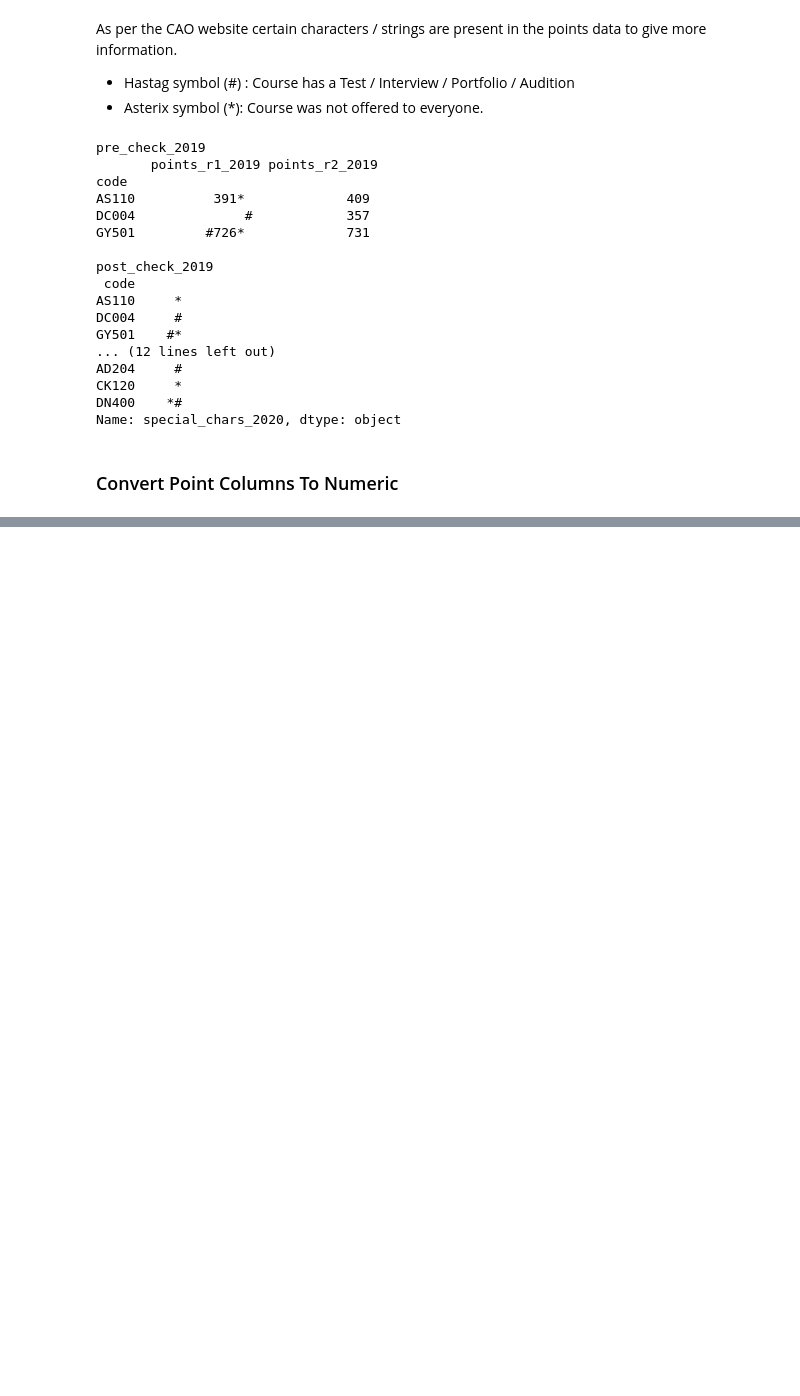
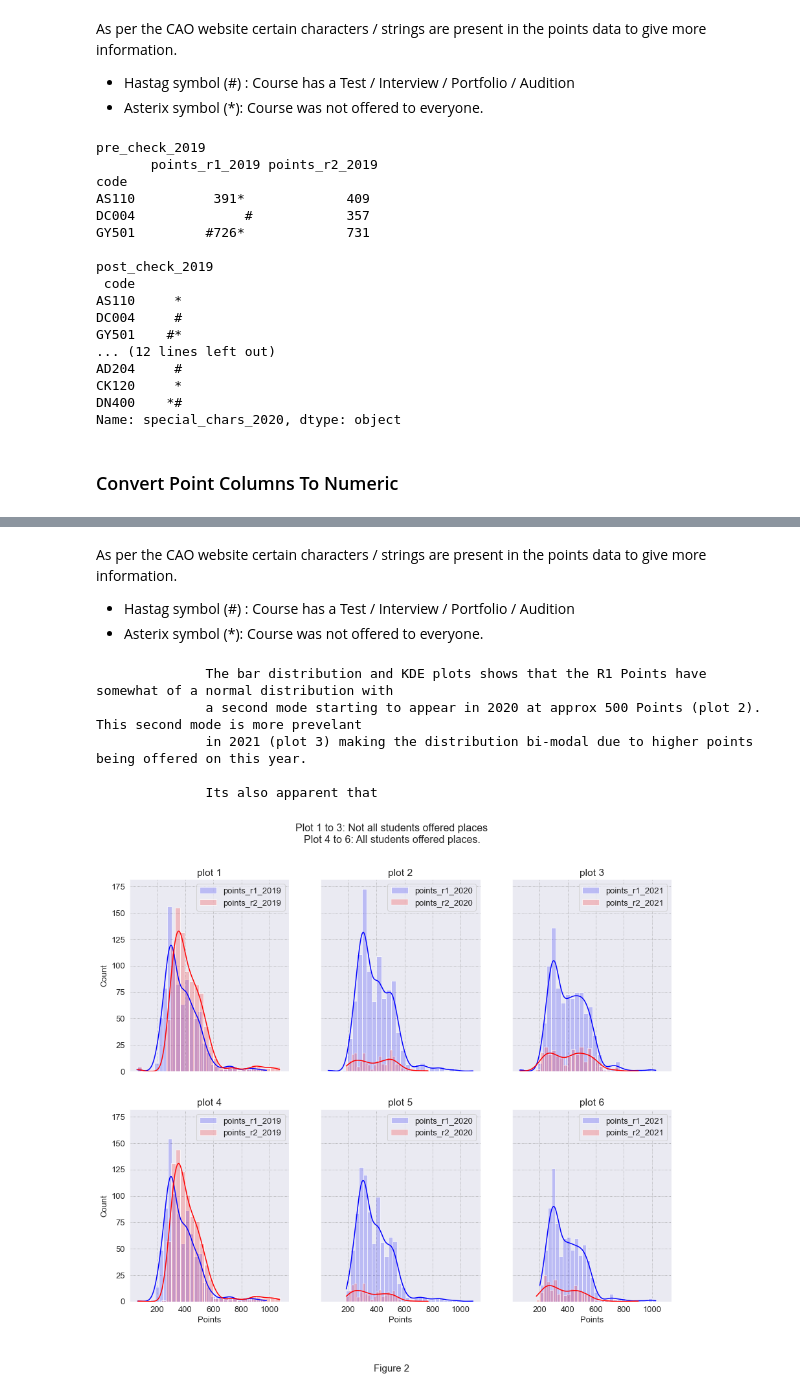
Before and after one commit to CiaranMoran27/playing_with_jupyter, a Jupyter notebook: cao.ipynb, the cells around one changed output, grey strips where cells are left out. Drawn from its saved outputs; the diff is of its cells as text; code cells hidden in the pictures; blank space fills up the shorter version.

```diff
--- a/cao.ipynb
+++ b/cao.ipynb
@@ -558,0 +613,54 @@ ax.yaxis.tick_right()
+# %% [markdown]
+As per the CAO website certain characters / strings are present in the points data to give more information.<br>
+- Hastag symbol (#) : Course has a Test / Interview / Portfolio / Audition <br>
+- Asterix symbol (*): Course was not offered to everyone.<br>
+# %%
+
+
+def plot_hist_multi(df, title, plot_ref):
+    sns.histplot(data = df, x = df.iloc[:, 0], ax = ax[plot_ref], label = df.columns[0], kde = True,
+                 color = 'blue', alpha = 0.2, bins = 30)
+
+    sns.histplot(data = df, x = df.iloc[:, 1], ax = ax[plot_ref], label = df.columns[1], kde = True,
+                 color = 'red', alpha = 0.2, bins = 30)
+
+    ax[plot_ref].set_xlabel('Points')
+    ax[plot_ref].title.set_text(title)
+    ax[plot_ref].legend()
+
+
+fig, ax = plt.subplots(2, 3, sharex = True, sharey = True, figsize = (15, 12))
+plt.figtext(0.5, 0, 'Figure 2', wrap = True, horizontalalignment = 'center', fontsize = 15);
+fig.suptitle('Plot 1 to 3: Not all students offered places\nPlot 4 to 6: All students offered places.', fontsize=16)
+
+#filter df for asterix character
+regex = '\*|\#\*'
+df_filtered_2019 = all_courses[~all_courses['special_chars_2019'].str.contains(regex)]
+df_filtered_2020 = all_courses[~all_courses['special_chars_2020'].str.contains(regex)]
+df_filtered_2021 = all_courses[~all_courses['special_chars_2021'].str.contains(regex)]
+
+# plot  where no *asterix present
+# i.e remove cases where course was not offered to everyone
+plot_hist_multi(df_filtered_2019[['points_r1_2019', 'points_r2_2019']], 'plot 4', plot_ref = (1, 0))
+plot_hist_multi(df_filtered_2020[['points_r1_2020', 'points_r2_2020']], 'plot 5', plot_ref = (1, 1))
+plot_hist_multi(df_filtered_2021[['points_r1_2021', 'points_r2_2021']], 'plot 6', plot_ref = (1, 2))
+
+#plot 3 years with no filter
+plot_hist_multi(all_courses[['points_r1_2019', 'points_r2_2019']], 'plot 1', plot_ref = (0, 0))
+plot_hist_multi(all_courses[['points_r1_2020', 'points_r2_2020']], 'plot 2', plot_ref = (0, 1))
+plot_hist_multi(all_courses[['points_r1_2021', 'points_r2_2021']], 'plot 3', plot_ref = (0, 2))
+
+
+
+string_spacer = [' ' * 14 for i in range(4)]
+print('\n{}The bar distribution and KDE plots shows that the R1 Points have somewhat of a normal distribution with\n\
+{}a second mode starting to appear in 2020 at approx 500 Points (plot 2). This second mode is more prevelant \n\
+{}in 2021 (plot 3) making the distribution bi-modal due to higher points being offered on this year.\n\n\
+{}Its also apparent that '.format(*string_spacer))
+# %% [output]
+              The bar distribution and KDE plots shows that the R1 Points have somewhat of a normal distribution with
+              a second mode starting to appear in 2020 at approx 500 Points (plot 2). This second mode is more prevelant
+              in 2021 (plot 3) making the distribution bi-modal due to higher points being offered on this year.
+
+              Its also apparent that
+[figure, added]
```
Also changed, not shown: parts of 24 cells of this notebook, 3 other files.
